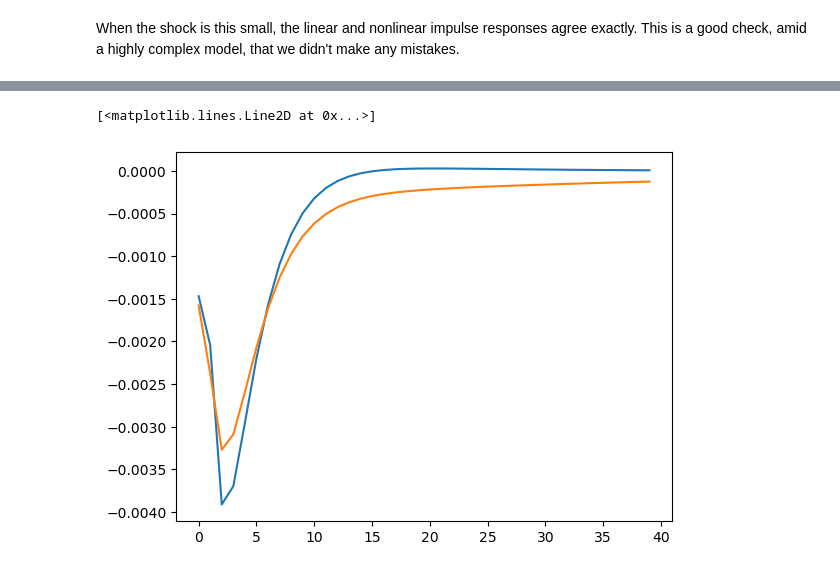
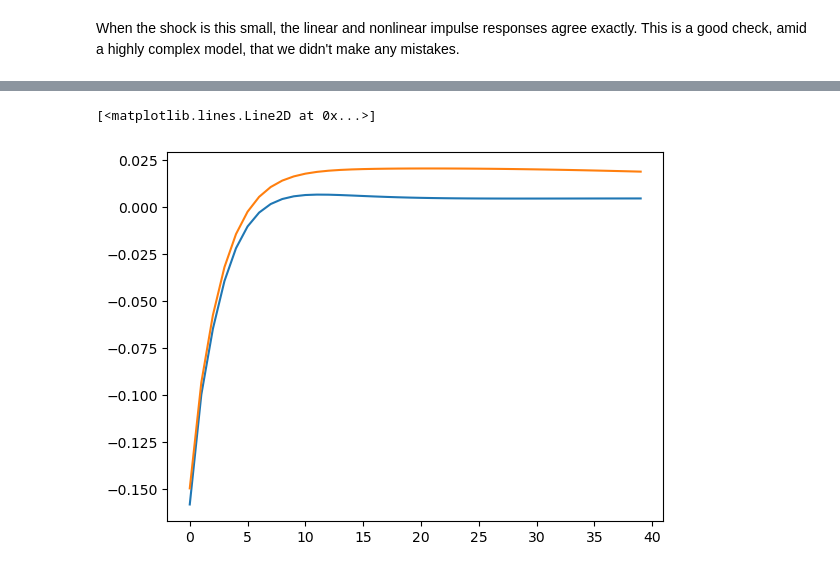
Before and after one commit to thom364e/sequence-jacobian, a Jupyter notebook: notebooks/two_asset.ipynb, the cells around one changed output, grey strips where cells are left out. Drawn from its saved outputs; the diff is of its cells as text; code cells hidden in the pictures.

```diff
--- a/notebooks/two_asset.ipynb
+++ b/notebooks/two_asset.ipynb
@@ -449,8 +455,8 @@ On iteration 5
    max error for fisher is 7.58E-12
    max error for wnkpc is 4.48E-09
 # %%
-plt.plot(100*td_nonlin['goods_mkt'][:40], label='rborr=0.05')
-plt.plot(100*td1_nonlin['goods_mkt'][:40], label = 'rborr=0.0')
+plt.plot(100*td_nonlin['C'][:40], label='rborr=0.05')
+plt.plot(100*td1_nonlin['C'][:40], label = 'rborr=0.0')
 # %% [output]
 [<matplotlib.lines.Line2D at 0x...>]
-[figure, old version]
+[figure, new version]
```
Also changed, not shown: parts of 4 cells of this notebook, 3 other files.
